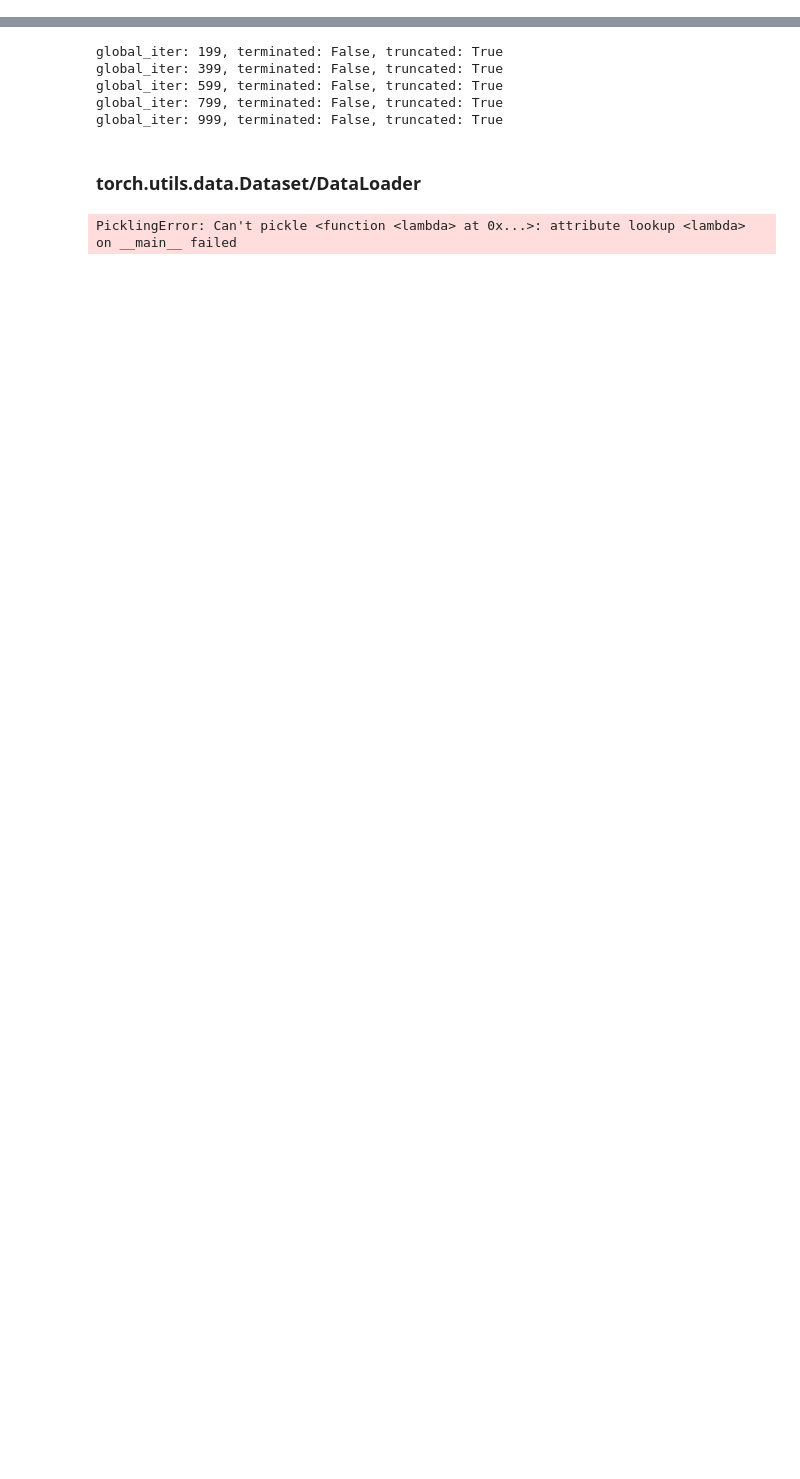
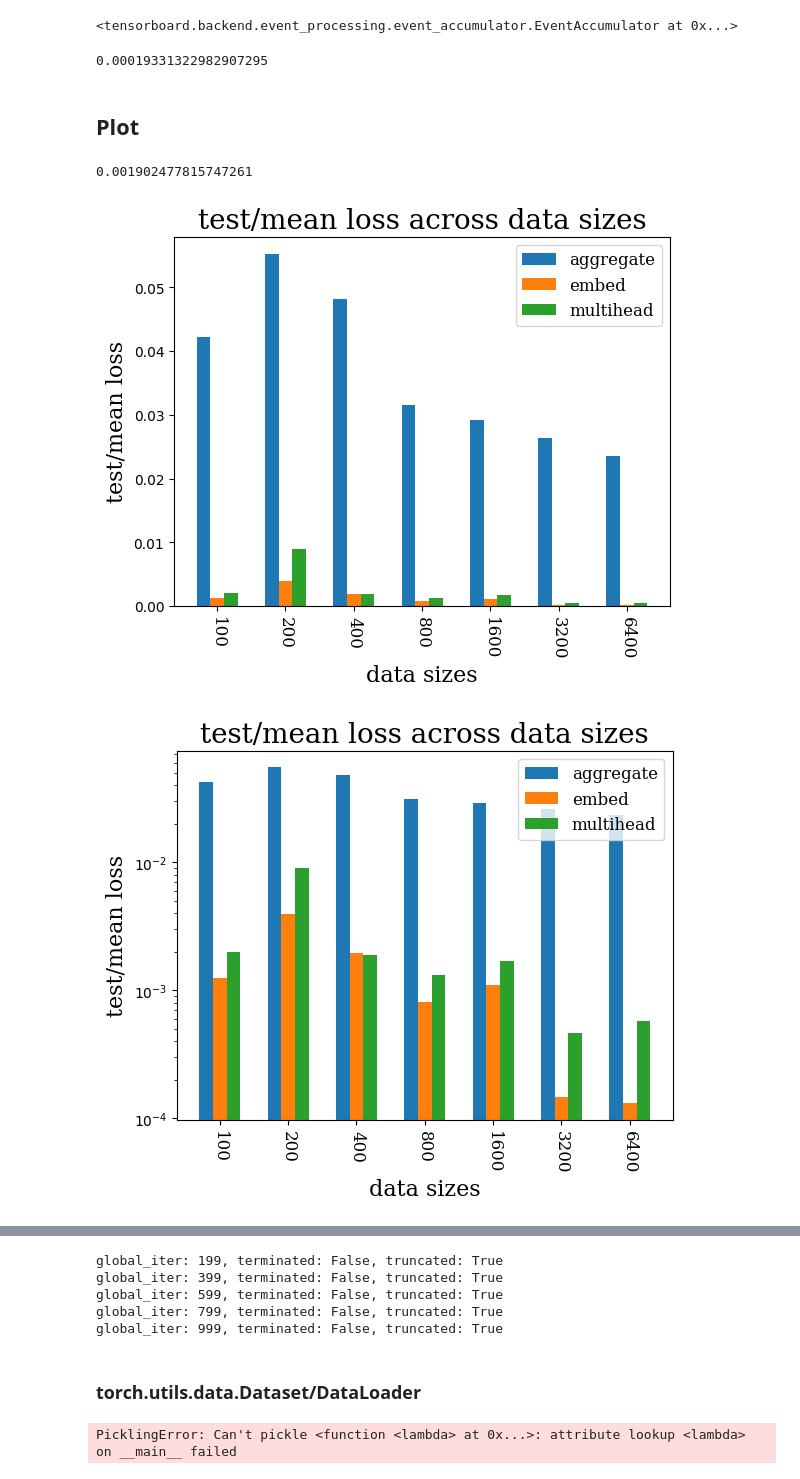
Before and after one commit to DevinCrowley/agaid, a Jupyter notebook: agaid_scratch.ipynb, the cells around one changed output, grey strips where cells are left out. Drawn from its saved outputs; the diff is of its cells as text; code cells hidden in the pictures; blank space fills up the shorter version.

```diff
--- a/agaid_scratch.ipynb
+++ b/agaid_scratch.ipynb
@@ -24,0 +87,18 @@ with open('plot_st_matrix.py', 'r') as file:
+# %%
+logdir = Path("/Users/puter/Documents/drl/agaid/runs/Pendulum-v1/200k_actors_mt_st/data_size_90000/multi_task/task_all/embed")
+ea = EventAccumulator(logdir.as_posix())
+ea.Reload()
+# %% [output]
+<tensorboard.backend.event_processing.event_accumulator.EventAccumulator at 0x...>
+# %%
+key = 'test/mean loss'
+# ea.Scalars(key)
+get_last(ea, key)
+# %% [output]
+0.00019331322982907295
+# %% [markdown]
+## Plot
+# %%
+ea.Scalars(key)[-1].value
+# %% [output]
+0.001902477815747261
@@ -24,0 +219,10 @@ with open('plot_st_matrix.py', 'r') as file:
+# %%
+key = 'test/mean loss'
+plot_bars_per_model_by_datasize(key)
+# plt.savefig(f"figures/mean loss across data sizes")
+plt.show()
+plot_bars_per_model_by_datasize(key, logy=True)
+# plt.savefig(f"figures/mean loss across data sizes logy")
+# %% [output]
+[figure, added]
+[figure, added]
```
Also changed, not shown: parts of 56 cells of this notebook.
